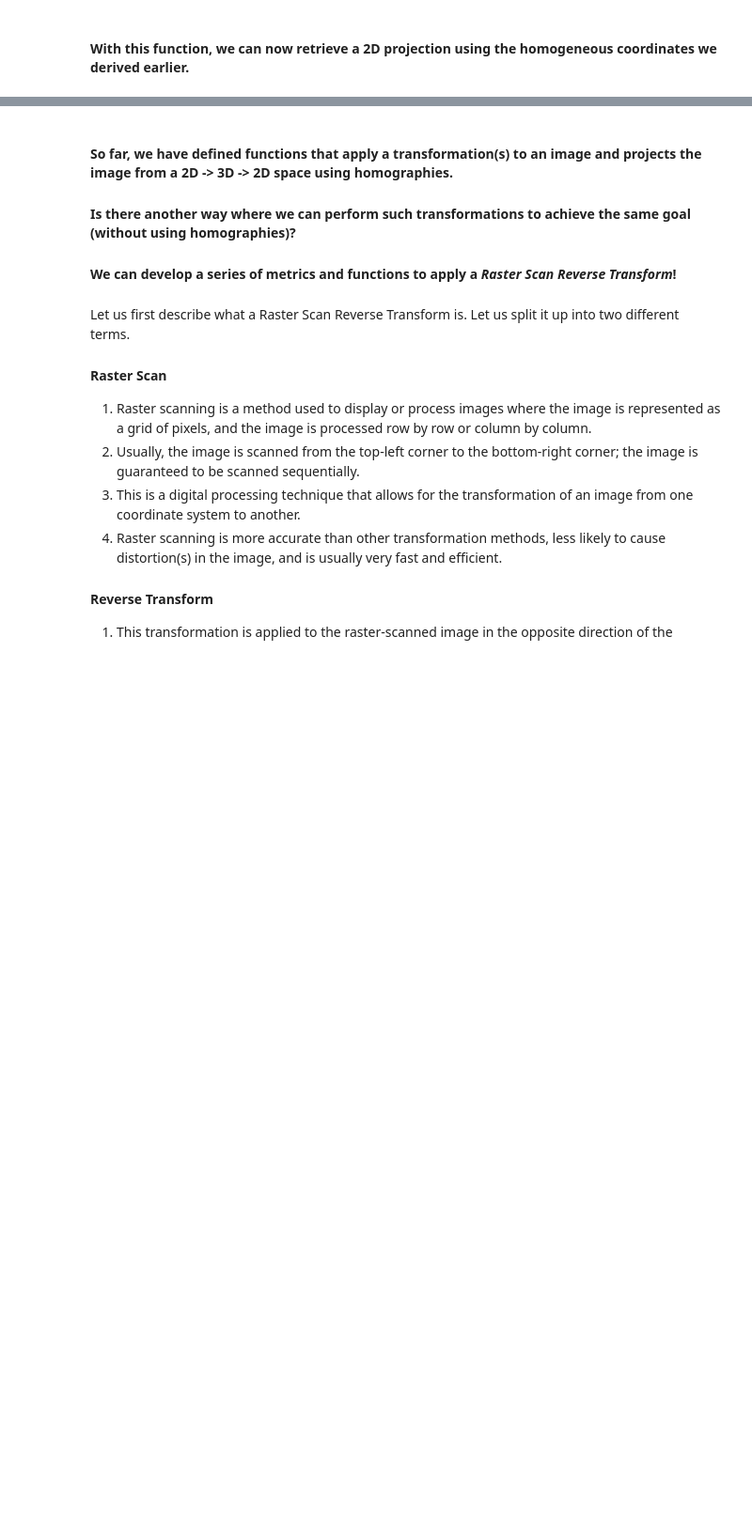
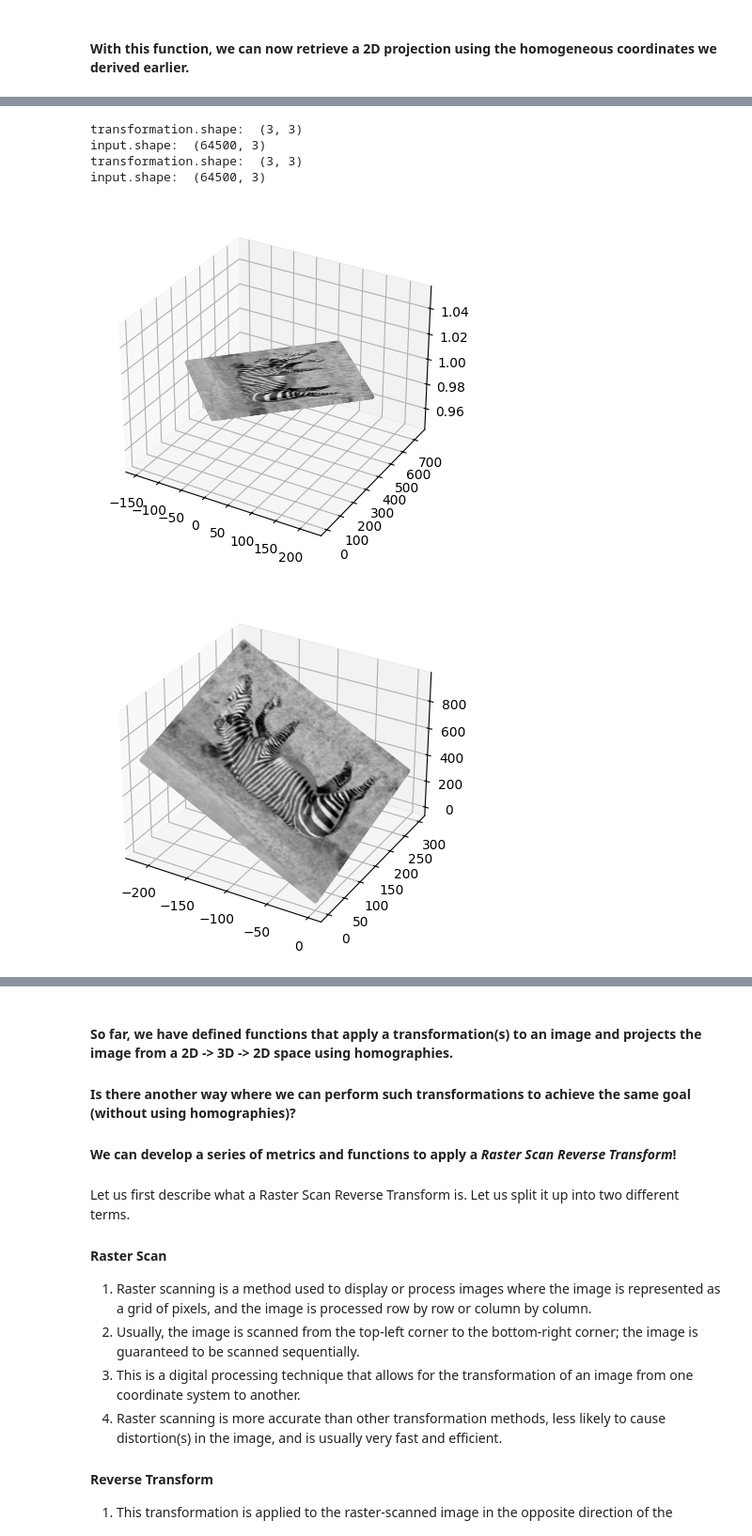
Before and after one commit to JoshuaG-K/transformation-visualization-tool, a Jupyter notebook: transformations.ipynb, the cells around one changed output, grey strips where cells are left out. Shown at 94% size. Drawn from its saved outputs; the diff is of its cells as text; code cells hidden in the pictures; blank space fills up the shorter version.

Commit message:
Added real-world image visualizations and modified explanations

```diff
--- a/transformations.ipynb
+++ b/transformations.ipynb
@@ -368,6 +373,9 @@ def create_homography_transformation():
     '''
         This function creates a custom homography matrix (3x3) by combining the effects of the rotation, translation,
         scaling, skew, and warping transformations.
+
+        Notice that this function is the same as create_affine_transformation() but with the
+        warping (which accounts for the perspective change).
 
         Note: the input values for each of these transformations must be inputted manually by the user to receive their
               desired image transformation (aka affine transformation matrix).
@@ -465,7 +477,7 @@ DEFAULT_HOMOGENOUS_COORDINATE = 1           # User-selected homogeneous coordina
 def get_homogenous_img_coordinates(img):
     '''
         This function derives the homogeneous coordinates of an image or particular object of interest in order to
-        apply homography transformations.
+        apply homography transformations. Essentially it adds a z-dimension with the default value of 1.
 
         Params: img (an image tensor containing the object of interest).
         Returns: the new image coordinates of the input image as a tensor after adding in the homogeneous coordinates.
@@ -479,7 +491,7 @@ def get_homogenous_img_coordinates(img):
 
     homogenous_coordinates = np.full(X.shape, DEFAULT_HOMOGENOUS_COORDINATE)
 
-    # Add the homogeneous coordinates to the end of the image matrix/vector
+    # Add the z-coordinate to the end of the image matrix/vector
     img_coordinates = np.concatenate((X, Y, homogenous_coordinates), axis=1)
 
     print("img_coordinates.shape: ",img_coordinates.shape)
@@ -584,0 +641,41 @@ def project_to_2D(homog_coord):
+# %%
+# Manually create an example homography matrix.
+transformation_matrix = np.array([[-6.26446174e-02, -6.97407299e-01,  1.80277025e+02],
+                                  [-2.13906092e+00, -2.07381974e+00,  6.88118138e+02],
+                                  [-2.40391653e-03, -1.96483835e-03,  1.00000000e+00]])
+
+# Manually create another homography matrix
+transformation_matrix_2 = np.array([[1.4003, 0.3827, -136.590],
+                             [-0.0785, 1.8049, -83.1054],
+                             [-0.0003, 0.0016, 1.0000]])
+
+# Apply transformation_matrix and convert to 2D plane
+img_transformed = apply_transformation(img_homog_coords, transformation_matrix)
+img_transformed_2D = project_to_2D(img_transformed)
+
+# Apply transformation_matrix_2 and convert result
+img_transformed2 = apply_transformation(img_homog_coords, transformation_matrix_2)
+img_transformed2_2D = project_to_2D(img_transformed2)
+
+# Plot the images in a 3D plane
+
+# First image is what we get by applying the affine transformation (which has no image distortion,
+# only the addition of a z coordinate)
+plot_image_3D(img_affine_transformation, img_color_map)
+
+# Second image is what we get from applying the homography matrix we were building
+# from our skew, warp, translation, rotation functions from before
+plot_image_3D(img_homography, img_color_map)
+
+# Another application of a homography matrix
+plot_image_3D(img_transformed, img_color_map)
+
+# Another application of a homography matrix for good measure.
+plot_image_3D(img_transformed2_2D, img_color_map)
+# %% [output]
+transformation.shape:  (3, 3)
+input.shape:  (64500, 3)
+transformation.shape:  (3, 3)
+input.shape:  (64500, 3)
+[figure, added]
+[figure, added]
```
Also changed, not shown: parts of 32 cells of this notebook, 29 other files.
